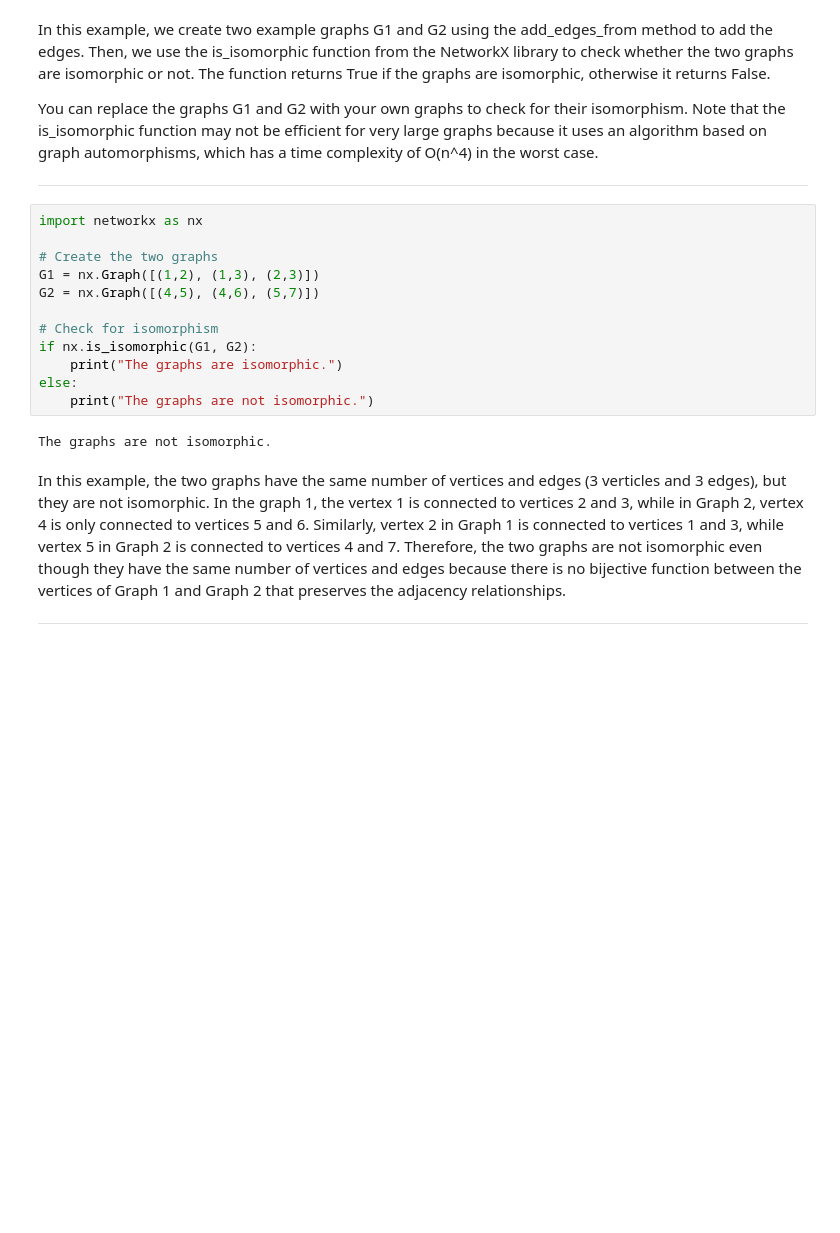
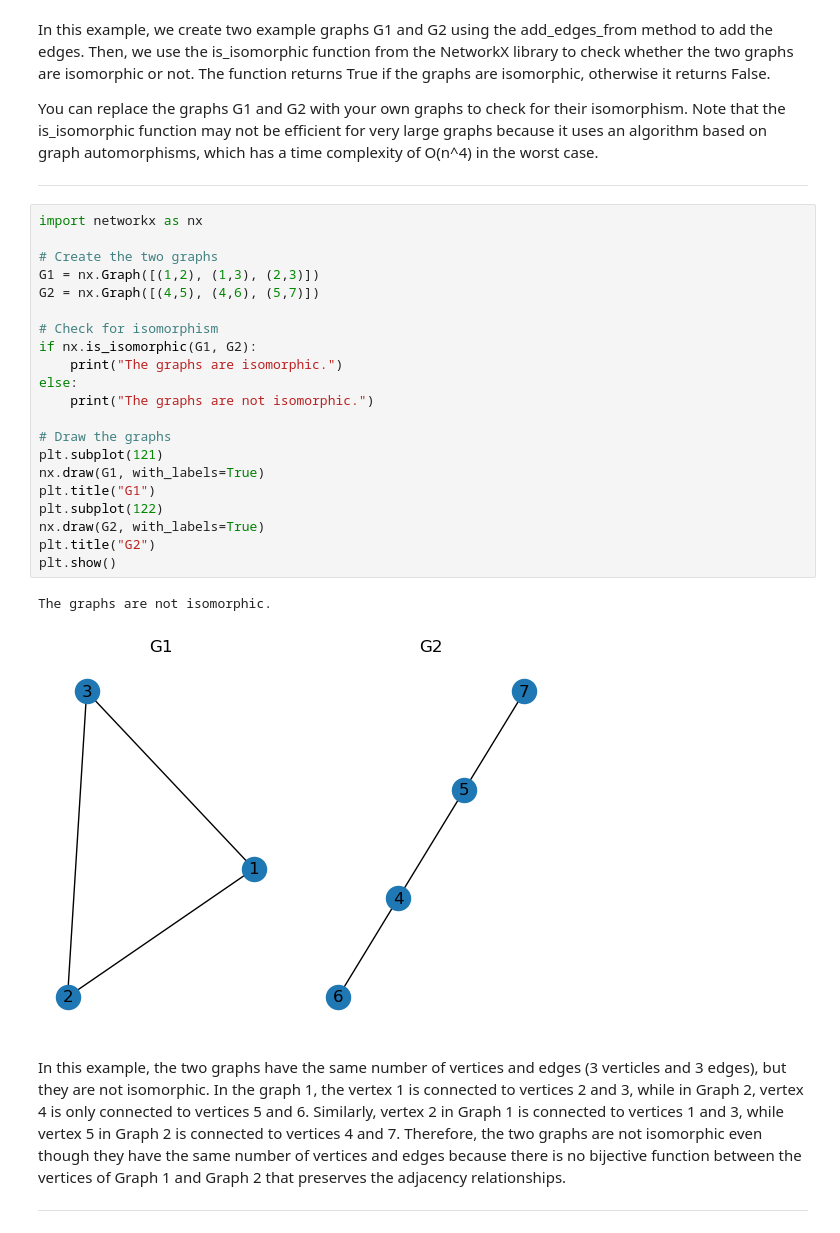
Before and after one commit to hongwei169/Graph-Theory-Project, a Jupyter notebook: graph_isomorphism.ipynb, the cells around one changed output. Cells and saved outputs as stored; diff of their text form; blank space fills up the shorter version.

```diff
--- a/graph_isomorphism.ipynb
+++ b/graph_isomorphism.ipynb
@@ -61,17 +73,27 @@ You can replace the graphs G1 and G2 with your own graphs to check for their iso
 # %%
 import networkx as nx
 
 # Create the two graphs
 G1 = nx.Graph([(1,2), (1,3), (2,3)])
 G2 = nx.Graph([(4,5), (4,6), (5,7)])
 
 # Check for isomorphism
 if nx.is_isomorphic(G1, G2):
     print("The graphs are isomorphic.")
 else:
     print("The graphs are not isomorphic.")
+
+# Draw the graphs
+plt.subplot(121)
+nx.draw(G1, with_labels=True)
+plt.title("G1")
+plt.subplot(122)
+nx.draw(G2, with_labels=True)
+plt.title("G2")
+plt.show()
 # %% [output]
 The graphs are not isomorphic.
+[figure, added]
 # %% [markdown]
 In this example, the two graphs have the same number of vertices and edges (3 verticles and 3 edges), but they are not isomorphic. In the graph 1, the vertex 1 is connected to vertices 2 and 3, while in Graph 2, vertex 4 is only connected to vertices 5 and 6. Similarly, vertex 2 in Graph 1 is connected to vertices 1 and 3, while vertex 5 in Graph 2 is connected to vertices 4 and 7. Therefore, the two graphs are not isomorphic even though they have the same number of vertices and edges because there is no bijective function between the vertices of Graph 1 and Graph 2 that preserves the adjacency relationships.
 
```
Also changed, not shown: parts of 1 cell of this notebook, 1 other file.
